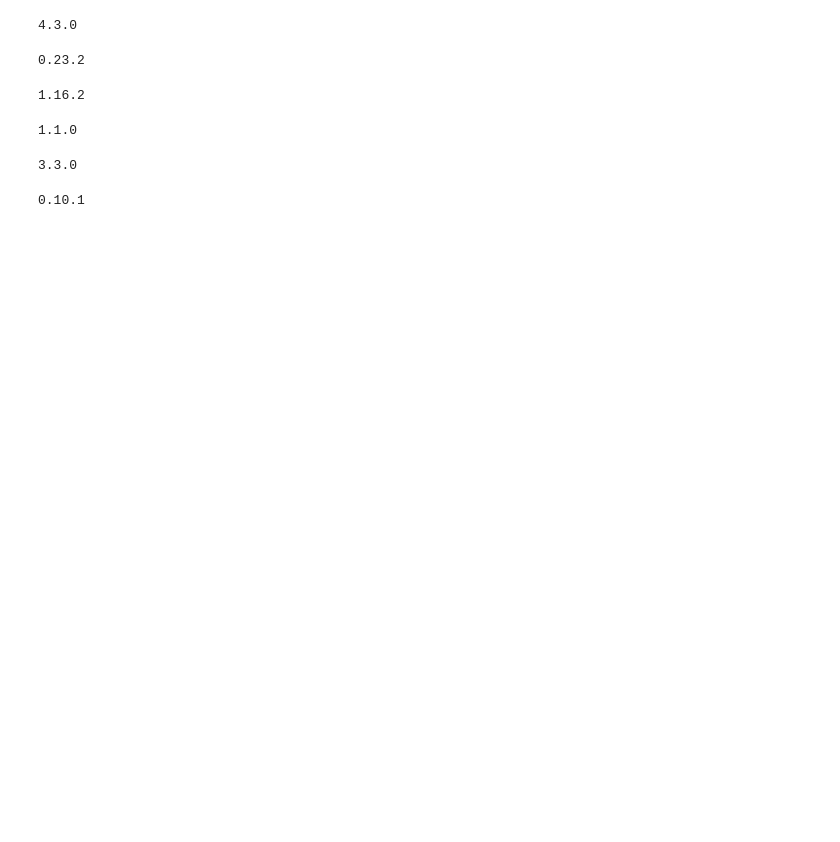
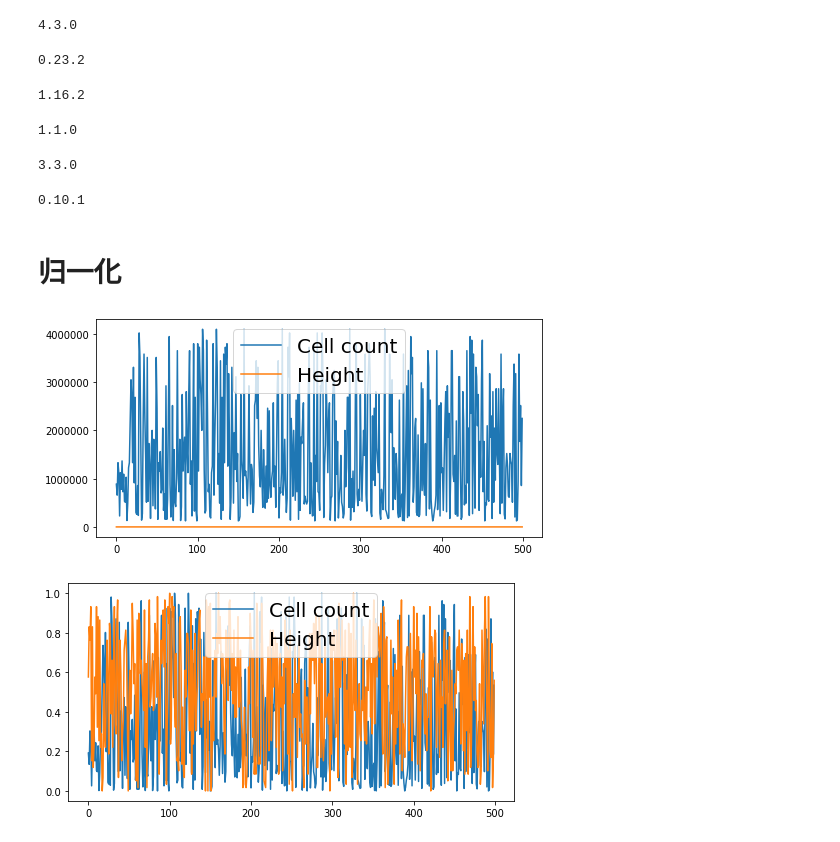
Before and after one commit to jimxie2012/AI-training, a Jupyter notebook: src/C2/tools.ipynb, the cells around one changed output. Cells and saved outputs as stored; diff of their text form; code cells hidden in the pictures; blank space fills up the shorter version.

```diff
--- a/src/C2/tools.ipynb
+++ b/src/C2/tools.ipynb
@@ -289,3 +289,37 @@ import seaborn as sns
 print(sns.__version__)
 # %% [output]
 0.10.1
+# %% [markdown]
+# 归一化
+# %%
+#归一化前
+df1 = pd.read_csv('./data/500_Person_Gender_Height_Weight_Index.csv')
+
+
+Height_scaled = df1['Height']
+Weight_scaled = df1['Weight']*df1['Weight']*df1['Weight']
+df2 = pd.DataFrame()
+df2['Height'] = Height_scaled
+df2['Cell'] = Weight_scaled
+
+def show_data(x,y,label):
+    li, = plt.plot(x, y,label=label)
+    return li
+plt.figure(figsize=(8,4))
+line1 = show_data(df2.index,df2['Cell'],'Cell count')
+line2 = show_data(df2.index,df2['Height'],'Height')
+plt.legend(handles=[line1,line2],fontsize=20)
+plt.ticklabel_format(style='plain',axis='both')
+
+df3 = (df2-df2.min())/(df2.max()-df2.min())
+def show_data2(x,y,label):
+    li, = plt.plot(x, y,label=label)
+    return li
+plt.figure(figsize=(8,4))
+line1 = show_data2(df3.index,df3['Cell'],'Cell count')
+line2 = show_data2(df3.index,df3['Height'],'Height')
+plt.legend(handles=[line1,line2],fontsize=20)
+plt.ticklabel_format(style='plain',axis='both')
+# %% [output]
+[figure, added]
+[figure, added]
```
Also changed, not shown: parts of 4 cells of this notebook, 11 other files.
